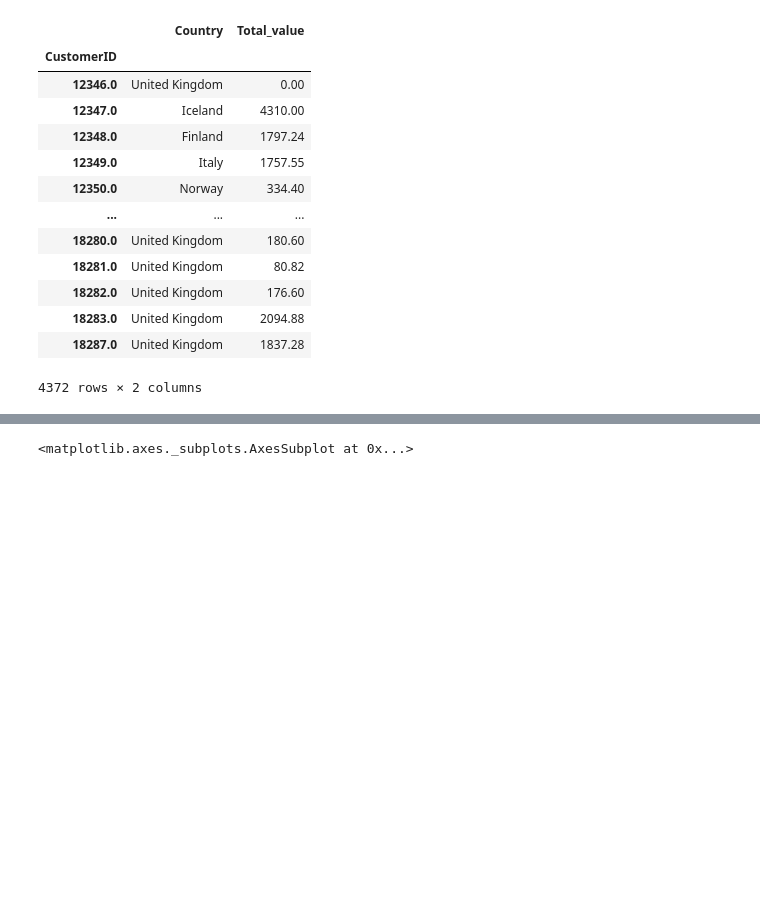
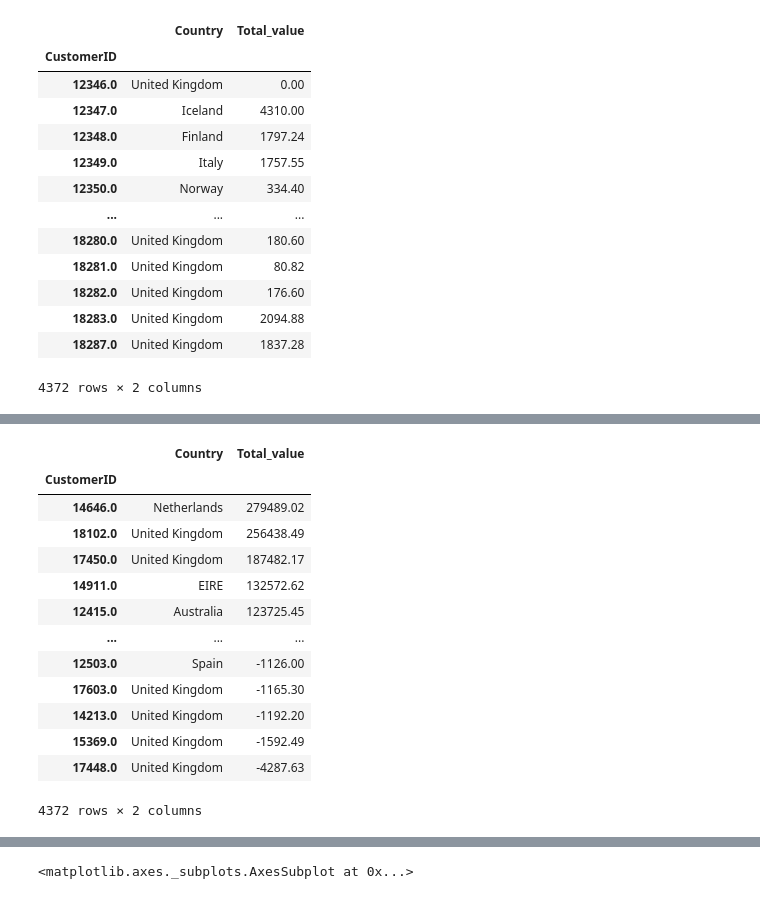
Before and after one commit to V-Nayak/EDA_project, a Jupyter notebook: Capstone_Project_1_Propensity_Model.ipynb, the cells around one changed output, grey strips where cells are left out. Saved outputs shown, nothing was run; the diff lists cells and outputs as text; code cells hidden in the pictures; blank space fills up the shorter version.

```diff
--- a/Capstone_Project_1_Propensity_Model.ipynb
+++ b/Capstone_Project_1_Propensity_Model.ipynb
@@ -316,0 +350,23 @@ TCountry_Table.head(5)
+# %%
+# sort Dataframe rows based on "Total Value'
+# column in Descending Order
+
+DescV_Table = TValue_Table.sort_values(by ='Total_value', ascending = False)
+
+# show the resultant Dataframe
+DescV_Table
+# %% [output]
+|  | Country | Total_value |
+| CustomerID |  |  |
+| 14646.0 | Netherlands | 279489.02 |
+| 18102.0 | United Kingdom | 256438.49 |
+| 17450.0 | United Kingdom | 187482.17 |
+| 14911.0 | EIRE | 132572.62 |
+| 12415.0 | Australia | 123725.45 |
+| ... | ... | ... |
+| 12503.0 | Spain | -1126.00 |
+| 17603.0 | United Kingdom | -1165.30 |
+| 14213.0 | United Kingdom | -1192.20 |
+| 15369.0 | United Kingdom | -1592.49 |
+| 17448.0 | United Kingdom | -4287.63 |
+4372 rows × 2 columns
```
Also changed, not shown: parts of 7 cells of this notebook.
